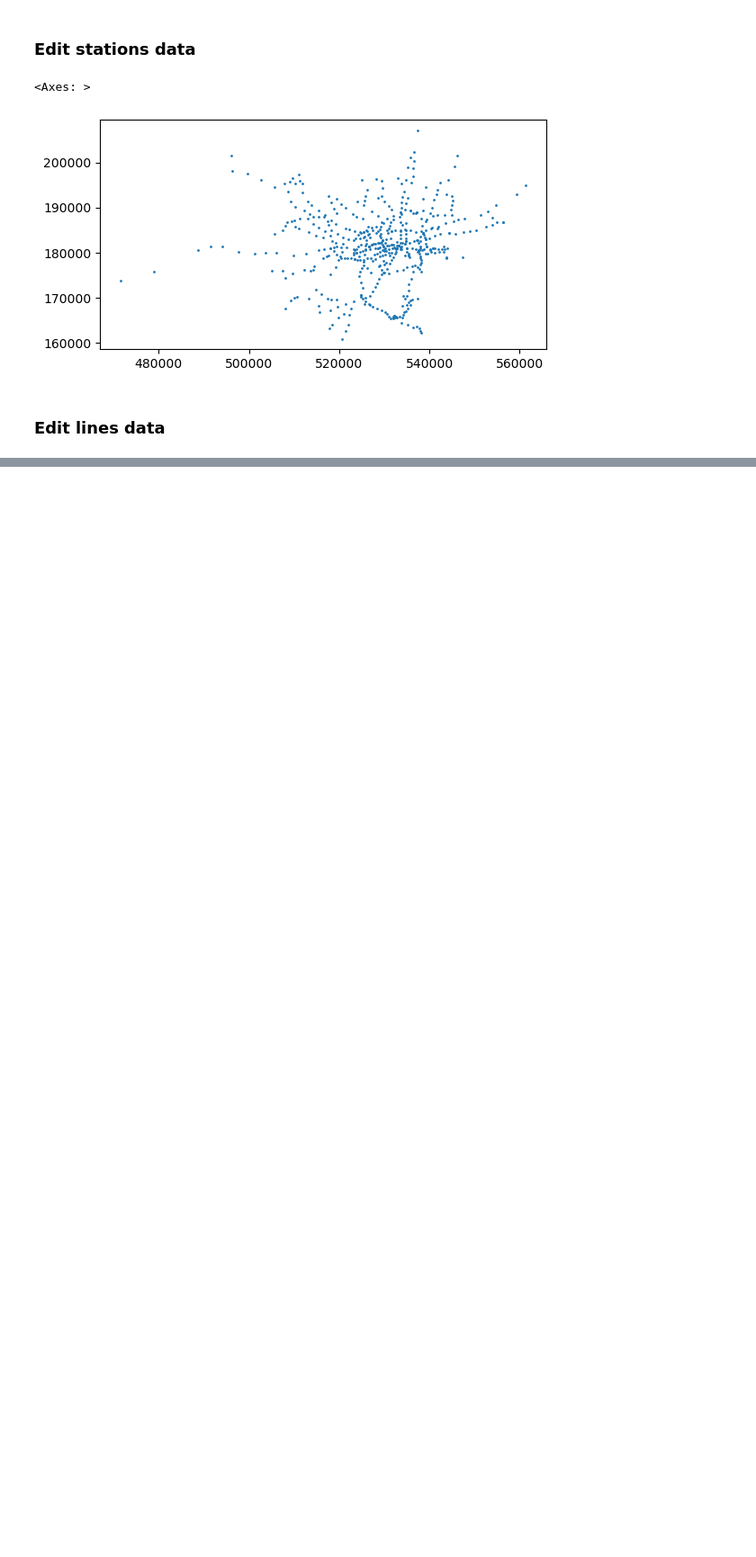
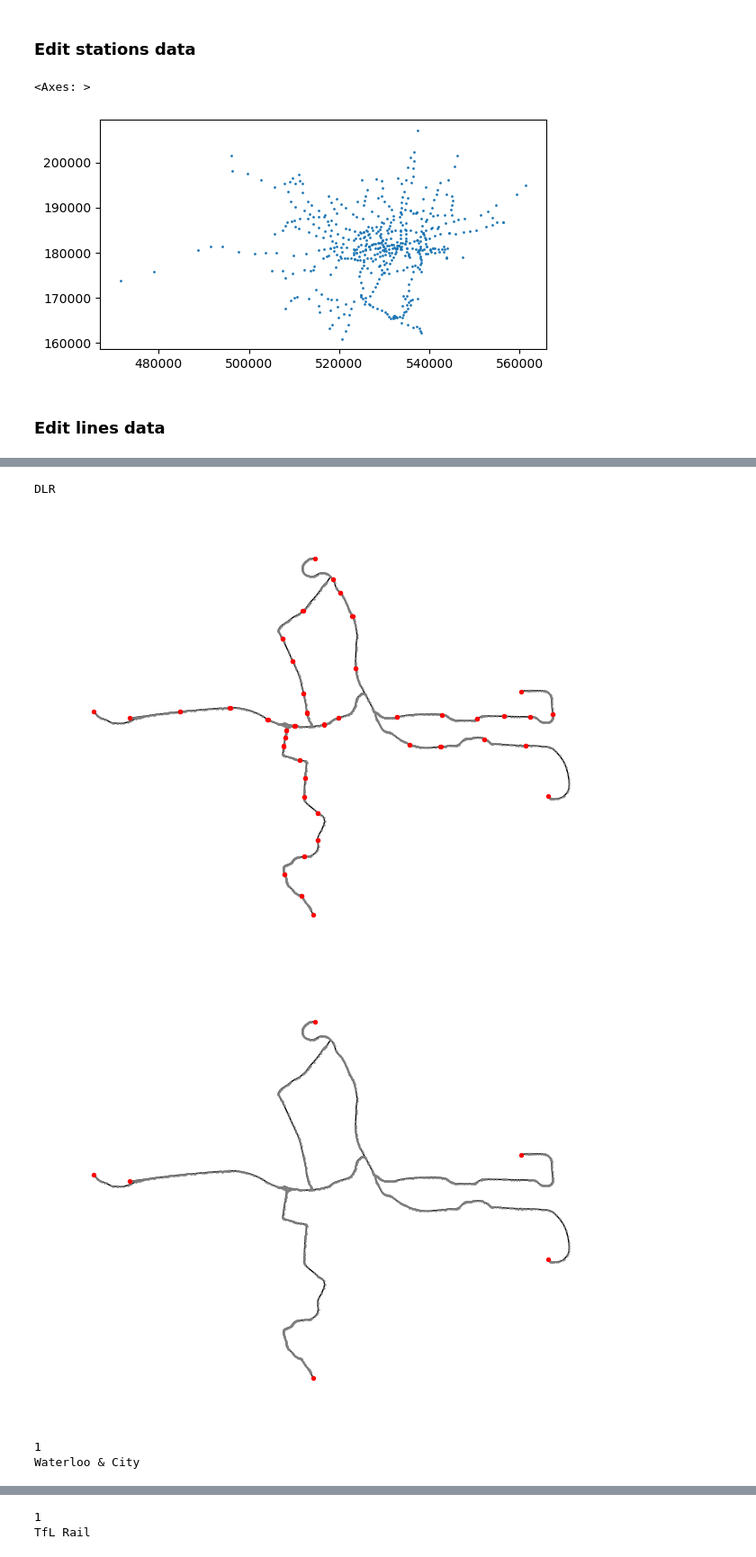
Before and after one commit to sokimura39/Urban_Simulation_Report, a Jupyter notebook: 01_network_analysis.ipynb, the cells around one changed output, grey strips where cells are left out. Shown at 90% size. Cells and saved outputs as stored; diff of their text form; code cells hidden in the pictures; blank space fills up the shorter version.

Commit message:
Updated topological network

```diff
--- a/01_network_analysis.ipynb
+++ b/01_network_analysis.ipynb
@@ -133,0 +121,65 @@ for line in line_names:
+# %%
+#create an empty dict to hold our geometric graphs
+geometric_graphs = {}
+
+#iterate through each line individually
+for line_name in line_names:
+    print(line_name)
+
+    #subset our line and station files for the ones the belong to a specific line
+    temp_lines = lines[lines.lines.str.contains(line_name)]
+    temp_stations = stations[stations.lines.str.contains(line_name)]
+
+    #create empty graph
+    G= nx.Graph()
+
+    #iterate through our line geometries
+    for i, line in temp_lines.iterrows():
+        #get list of coordinates that define our line
+        _l = list(line.geometry.coords)
+
+        #add coordinates as edges
+        G.add_edges_from(list(zip(_l,_l[1:])))
+
+    #remove any self loops
+    G.remove_edges_from(nx.selfloop_edges(G))
+
+    #the position of the node is the name of the node
+    #let's extract this to plot our graph
+    pos = {n: n for n in G.nodes()}
+
+    # get degree one nodes
+    D = nx.degree(G)
+    k1 = [node for node,degree in D if degree==1]
+    #let's plot our graph and all degree one nodes
+    nx.draw(G, pos=pos, node_size=0.5, node_color='grey')
+    nx.draw_networkx_nodes(G, pos=pos, nodelist=k1, node_color='red', node_size=8)
+    plt.show()
+
+    #get distance between all points of 1-degree, this will be a matrix
+    dist = distance.cdist(k1, k1)
+
+    #add edges between points that are close
+    for j in range(dist.shape[0]-1):
+        temp = dist[j][j+1:]
+        #get index of closest node
+        i_min = np.argmin(temp)
+        if dist[j][i_min+j+1]<50:
+            G.add_edge(k1[j],k1[i_min+j+1])
+
+    #recalculate degree
+    D = nx.degree(G)
+    k1 = [node for node,degree in D if degree==1]
+    #plot new graph
+    nx.draw(G, pos=pos, node_size=0.5, node_color='grey')
+    nx.draw_networkx_nodes(G, pos=pos, nodelist=k1, node_color='red', node_size=8)
+    plt.show()
+    print(nx.number_connected_components(G))
+    #store graph in dictionary
+    geometric_graphs[line_name] = G
+# %% [output]
+DLR
+[figure, added]
+[figure, added]
+1
+Waterloo & City
@@ -133,0 +188,2 @@ for line in line_names:
+1
+TfL Rail
```
Also changed, not shown: parts of 22 cells of this notebook, 4 other files.
